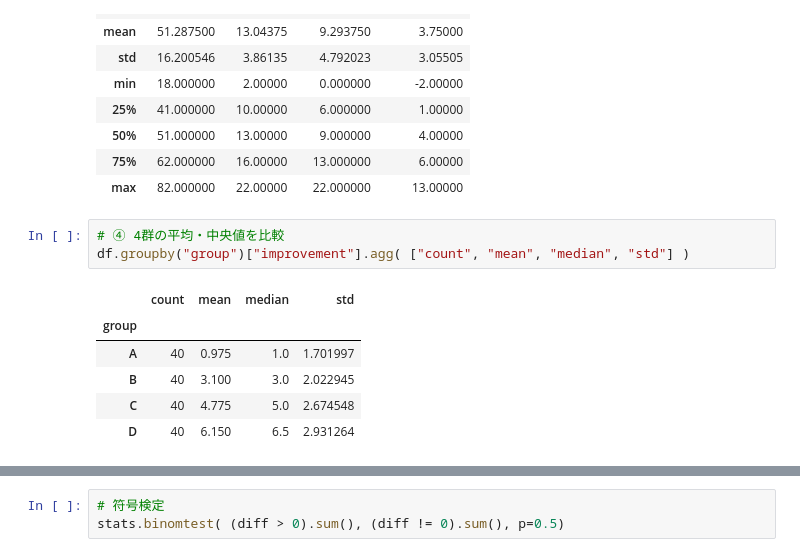
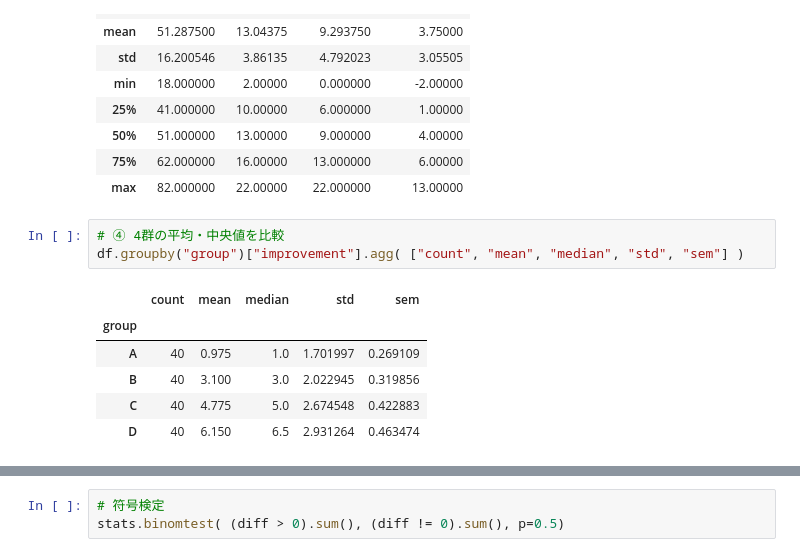
Before and after one commit to hosodakazufumi/note, a Jupyter notebook: ipynb/kobe2026_00_output.ipynb, the cells around one changed output, grey strips where cells are left out. Saved outputs shown, nothing was run; the diff lists cells and outputs as text.

```diff
--- a/ipynb/kobe2026_00_output.ipynb
+++ b/ipynb/kobe2026_00_output.ipynb
@@ -116,11 +116,11 @@ df[["age", "pre_total", "week8_total", "improvement"]].describe()
 | max | 82.000000 | 22.00000 | 22.000000 | 13.00000 |
 # %%
 # ④ 4群の平均・中央値を比較
-df.groupby("group")["improvement"].agg( ["count", "mean", "median", "std"] )
+df.groupby("group")["improvement"].agg( ["count", "mean", "median", "std", "sem"] )
 # %% [output]
-|  | count | mean | median | std |
-| group |  |  |  |  |
-| A | 40 | 0.975 | 1.0 | 1.701997 |
-| B | 40 | 3.100 | 3.0 | 2.022945 |
-| C | 40 | 4.775 | 5.0 | 2.674548 |
-| D | 40 | 6.150 | 6.5 | 2.931264 |
+|  | count | mean | median | std | sem |
+| group |  |  |  |  |  |
+| A | 40 | 0.975 | 1.0 | 1.701997 | 0.269109 |
+| B | 40 | 3.100 | 3.0 | 2.022945 | 0.319856 |
+| C | 40 | 4.775 | 5.0 | 2.674548 | 0.422883 |
+| D | 40 | 6.150 | 6.5 | 2.931264 | 0.463474 |
```
Also changed, not shown: parts of 5 cells of this notebook.
